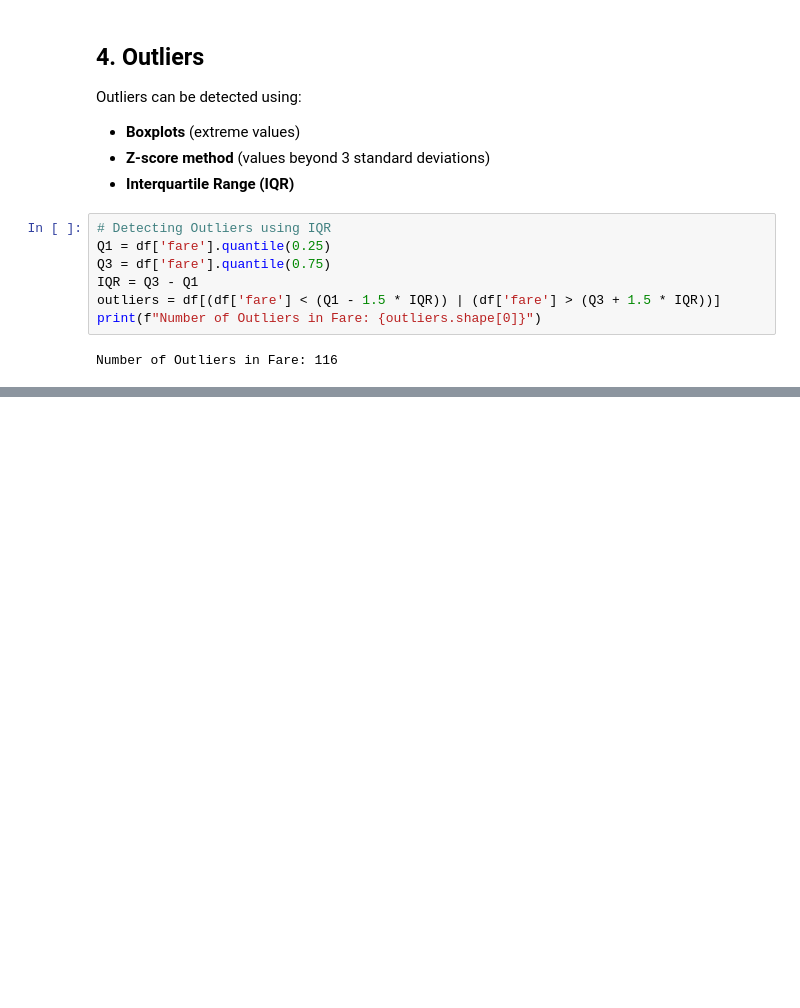
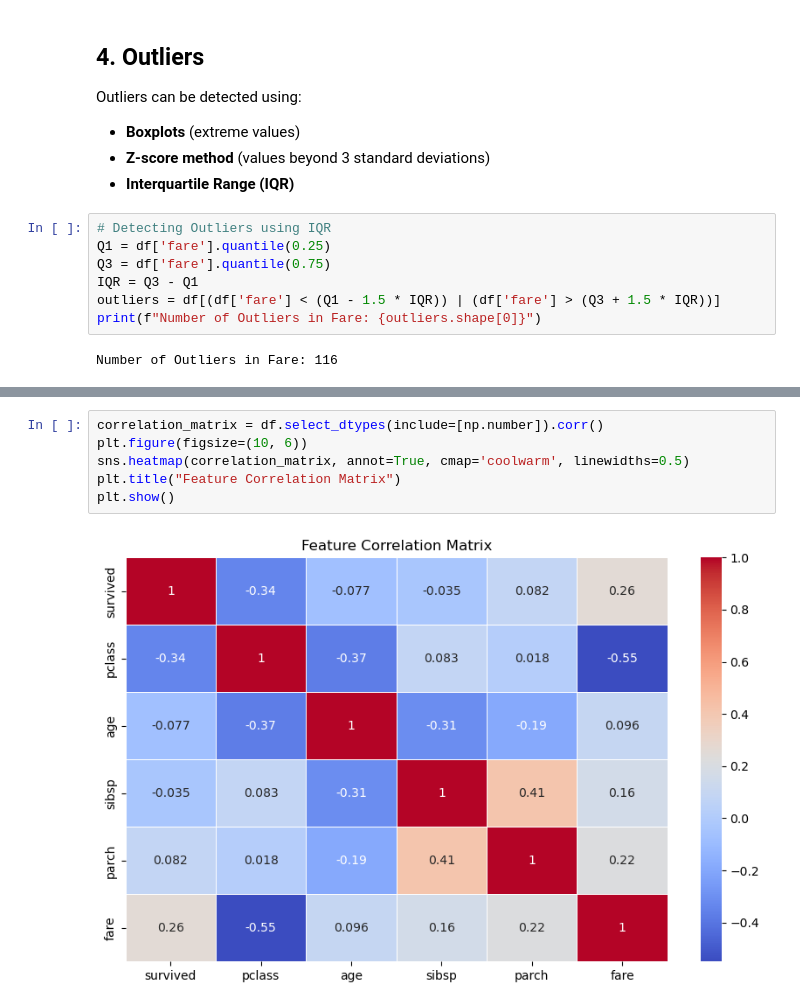
Before and after one commit to H0wl3r2001/EDA_FeatureEngineering, a Jupyter notebook: EDA_intro.ipynb, the cells around one changed output, grey strips where cells are left out. Cells and saved outputs as stored; diff of their text form; blank space fills up the shorter version.

```diff
--- a/EDA_intro.ipynb
+++ b/EDA_intro.ipynb
@@ -145,0 +151,8 @@ Number of Outliers in Fare: 116
+# %%
+correlation_matrix = df.select_dtypes(include=[np.number]).corr()
+plt.figure(figsize=(10, 6))
+sns.heatmap(correlation_matrix, annot=True, cmap='coolwarm', linewidths=0.5)
+plt.title("Feature Correlation Matrix")
+plt.show()
+# %% [output]
+[figure, added]
```
Also changed, not shown: parts of 2 cells of this notebook.
